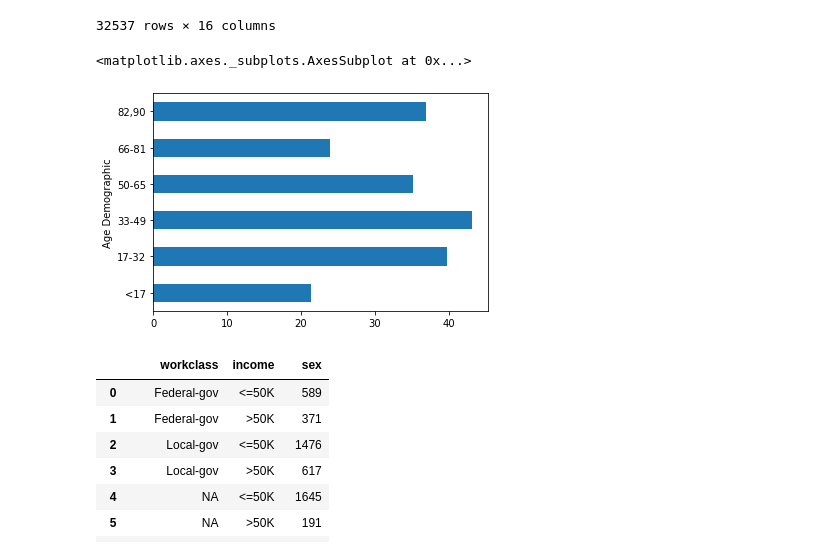
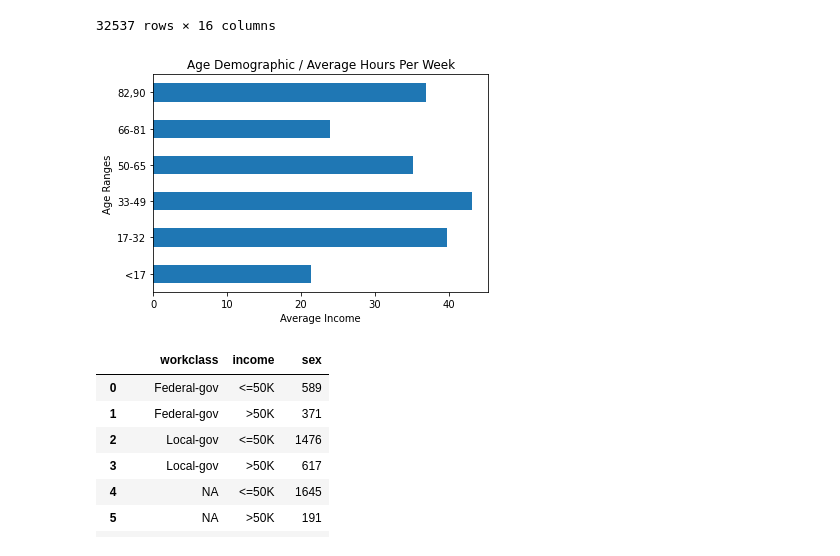
Before and after one commit to markerickson314/project-one, a Jupyter notebook: Katrice.ipynb, the cells around one changed output. Drawn from its saved outputs; the diff is of its cells as text; code cells hidden in the pictures.

```diff
--- a/Katrice.ipynb
+++ b/Katrice.ipynb
@@ -234,12 +234,14 @@ xagehrs
 # %%
 # barplot with age demo and hours worked
 aveage = xagehrs.groupby("Age Demographic").mean()["hours.per.week"]
-#aveage = xagehrs.groupby("Age Demographic").mean()["hours.per.week"]
 aveage
 aveage.plot.barh()
+plt.xlabel("Average Income")
+plt.ylabel("Age Ranges")
+plt.title("Age Demographic / Average Hours Per Week")
+plt.show()
 # %% [output]
-<matplotlib.axes._subplots.AxesSubplot at 0x...>
-[figure, old version]
+[figure, new version]
 # %%
 #private sector vs other work classes
 work = xagehrs.groupby(['workclass', 'income']).count()["sex"]
```
Also changed, not shown: parts of 3 cells of this notebook.
